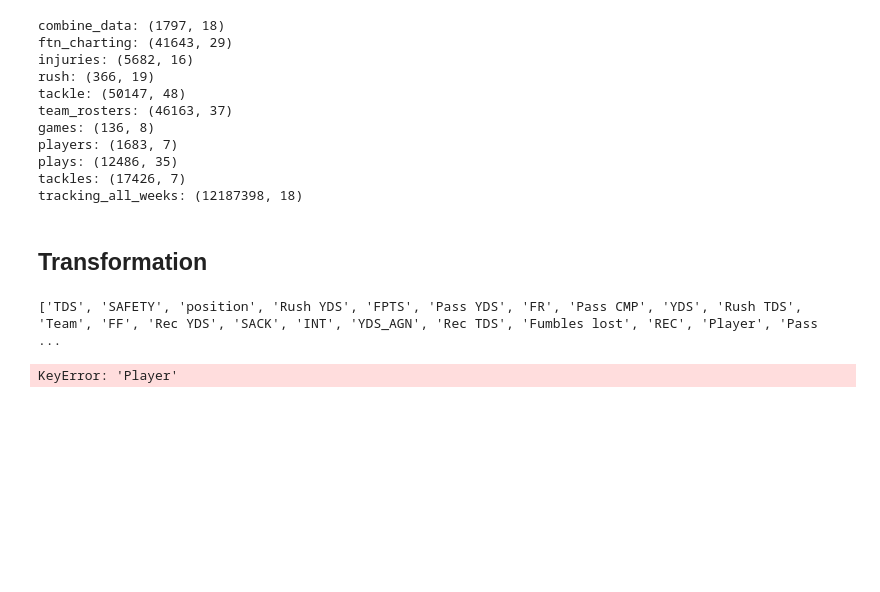
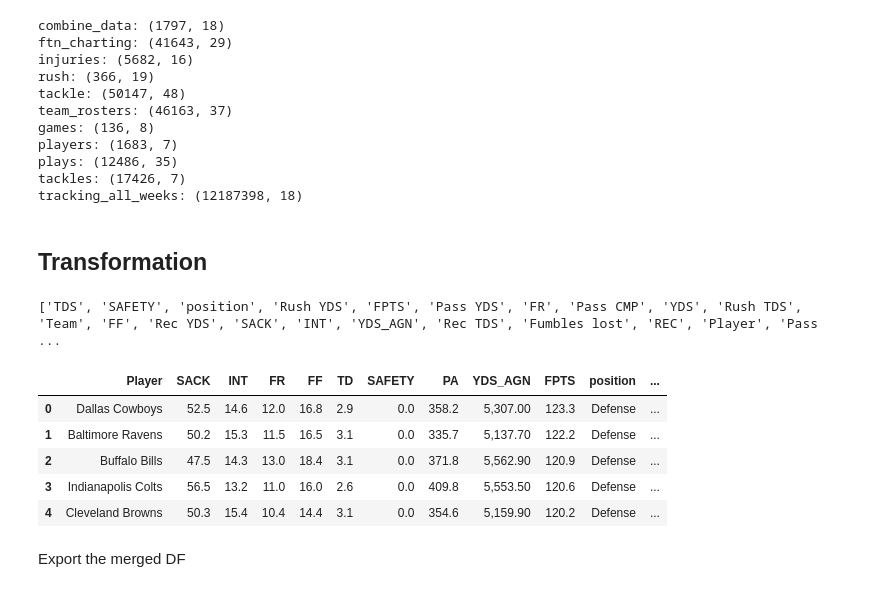
Before and after one commit to jguptil1/FantasyAppRec, a Jupyter notebook: model/EDA.ipynb, the cells around one changed output. Drawn from its saved outputs; the diff is of its cells as text; code cells hidden in the pictures; blank space fills up the shorter version.

Commit message:
compiled and transformed the projections dataframe

```diff
--- a/model/EDA.ipynb
+++ b/model/EDA.ipynb
@@ -8,6 +8,7 @@ import numpy as np
 import matplotlib.pyplot as plt
 
 pd.set_option('display.max_columns', None)
+pd.set_option('display.max_rows', None)
 # %%
 import os
 print(os.getcwd())
@@ -263,13 +264,16 @@ unique_columns = list(unique_columns)
 print(unique_columns)
 # %% [output]
 ['TDS', 'SAFETY', 'position', 'Rush YDS', 'FPTS', 'Pass YDS', 'FR', 'Pass CMP', 'YDS', 'Rush TDS', 'Team', 'FF', 'Rec YDS', 'SACK', 'INT', 'YDS_AGN', 'Rec TDS', 'Fumbles lost', 'REC', 'Player', 'Pass  ...
-# %%
-# Full outer join on 'player' column
-merged_df = projection_dfs[0]
-
-for df in projection_dfs[1:]:
-    merged_df = pd.merge(merged_df, df, on='Player', how='outer')
-
-print(merged_df)
-# %% [output]
-KeyError: 'Player'
+# %%
+# Concatenate dataframes along rows and fill missing values with 0
+projections_merged_df = pd.concat(projection_dfs, ignore_index=True).fillna(0)
+projections_merged_df.head()
+# %% [output]
+|  | Player | SACK | INT | FR | FF | TD | SAFETY | PA | YDS_AGN | FPTS | position | ... |
+| 0 | Dallas Cowboys | 52.5 | 14.6 | 12.0 | 16.8 | 2.9 | 0.0 | 358.2 | 5,307.00 | 123.3 | Defense | ... |
+| 1 | Baltimore Ravens | 50.2 | 15.3 | 11.5 | 16.5 | 3.1 | 0.0 | 335.7 | 5,137.70 | 122.2 | Defense | ... |
+| 2 | Buffalo Bills | 47.5 | 14.3 | 13.0 | 18.4 | 3.1 | 0.0 | 371.8 | 5,562.90 | 120.9 | Defense | ... |
+| 3 | Indianapolis Colts | 56.5 | 13.2 | 11.0 | 16.0 | 2.6 | 0.0 | 409.8 | 5,553.50 | 120.6 | Defense | ... |
+| 4 | Cleveland Browns | 50.3 | 15.4 | 10.4 | 14.4 | 3.1 | 0.0 | 354.6 | 5,159.90 | 120.2 | Defense | ... |
+# %% [markdown]
+Export the merged DF
```
Also changed, not shown: parts of 1 cell of this notebook.
